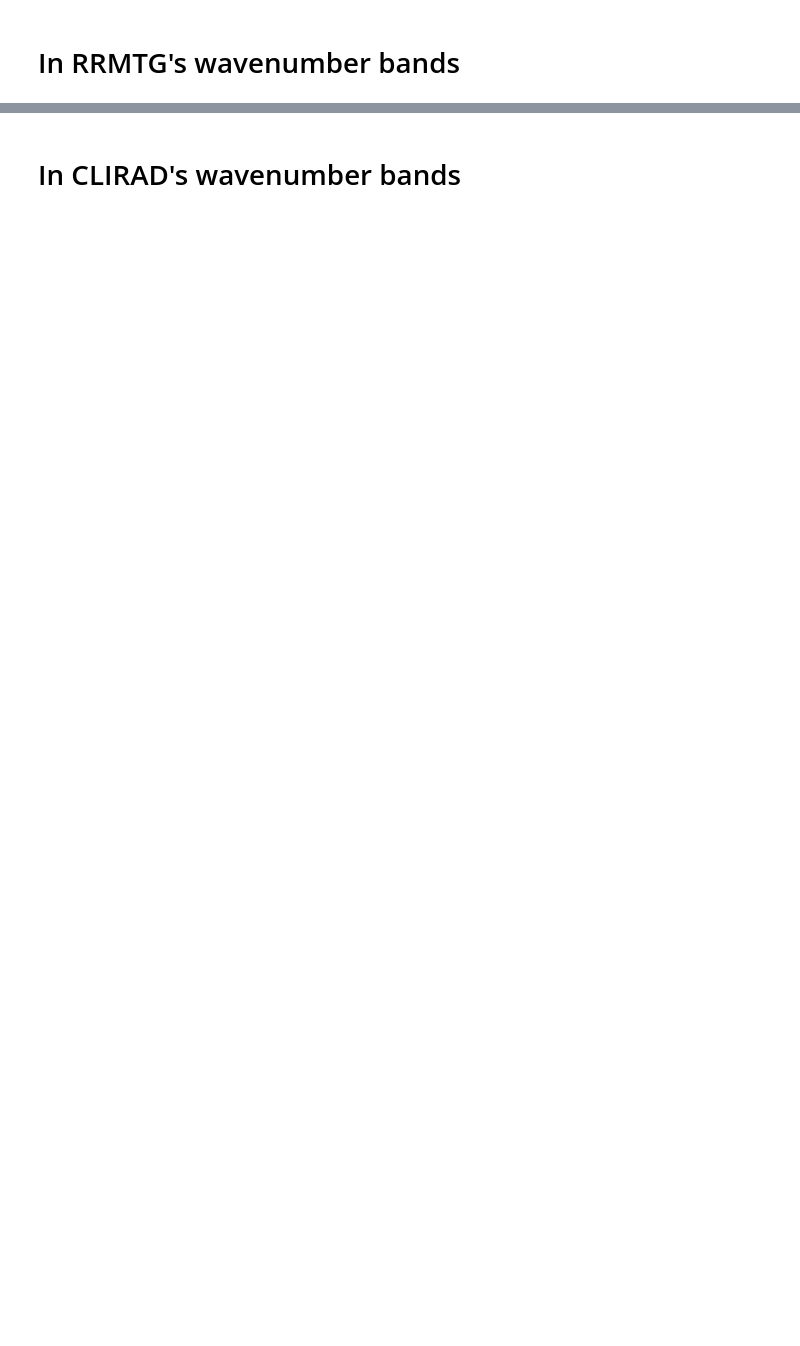
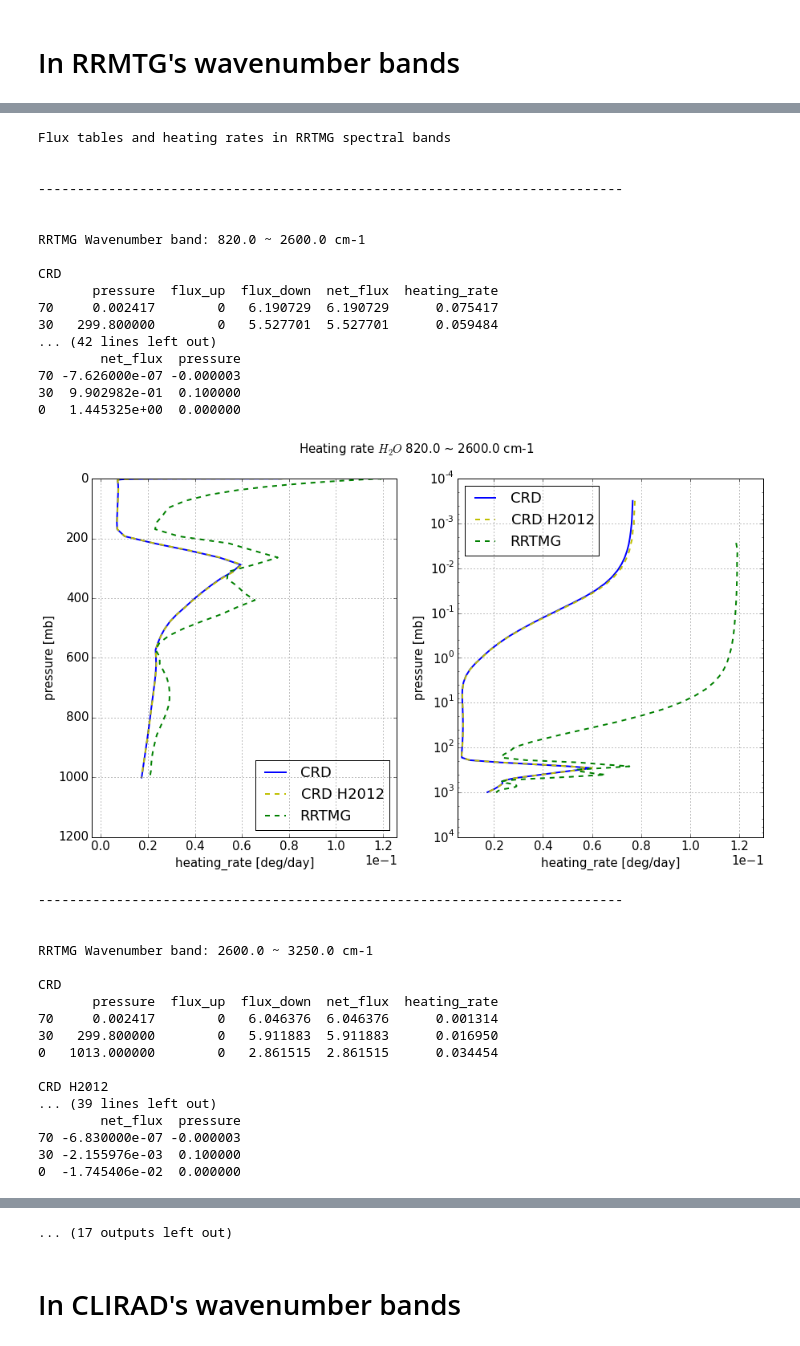
Before and after one commit to qAp/offline_radiation_notebooks, a Jupyter notebook: shortwave_mls_H2O.ipynb, the cells around one changed output, grey strips where cells are left out. Saved outputs shown, nothing was run; the diff lists cells and outputs as text; code cells hidden in the pictures; blank space fills up the shorter version.

```diff
--- a/shortwave_mls_H2O.ipynb
+++ b/shortwave_mls_H2O.ipynb
@@ -311,0 +319,44 @@ RRTMG
+# %%
+print('Flux tables and heating rates in RRTMG spectral bands')
+print()
+print()
+
+fluxtableNhrplot_by_rrtmg_bands(pnl_rrtmg, \
+                                ('CRD', 'b', '-', pnl_crd),
+                               ('CRD H2012', 'y', '--', pnl_crd_H2012))
+# %% [output]
+Flux tables and heating rates in RRTMG spectral bands
+
+
+---------------------------------------------------------------------------
+
+
+RRTMG Wavenumber band: 820.0 ~ 2600.0 cm-1
+
+CRD
+       pressure  flux_up  flux_down  net_flux  heating_rate
+70     0.002417        0   6.190729  6.190729      0.075417
+30   299.800000        0   5.527701  5.527701      0.059484
+... (42 lines left out)
+        net_flux  pressure
+70 -7.626000e-07 -0.000003
+30  9.902982e-01  0.100000
+0   1.445325e+00  0.000000
+[figure, added]
+---------------------------------------------------------------------------
+
+
+RRTMG Wavenumber band: 2600.0 ~ 3250.0 cm-1
+
+CRD
+       pressure  flux_up  flux_down  net_flux  heating_rate
+70     0.002417        0   6.046376  6.046376      0.001314
+30   299.800000        0   5.911883  5.911883      0.016950
+0   1013.000000        0   2.861515  2.861515      0.034454
+
+CRD H2012
+... (39 lines left out)
+        net_flux  pressure
+70 -6.830000e-07 -0.000003
+30 -2.155976e-03  0.100000
+0  -1.745406e-02  0.000000
@@ -312,2 +436,3 @@ RRTMG
+... (17 outputs left out)
 # %% [markdown]
 # In CLIRAD's wavenumber bands
```
Also changed, not shown: parts of 34 cells of this notebook, 1 other file.
